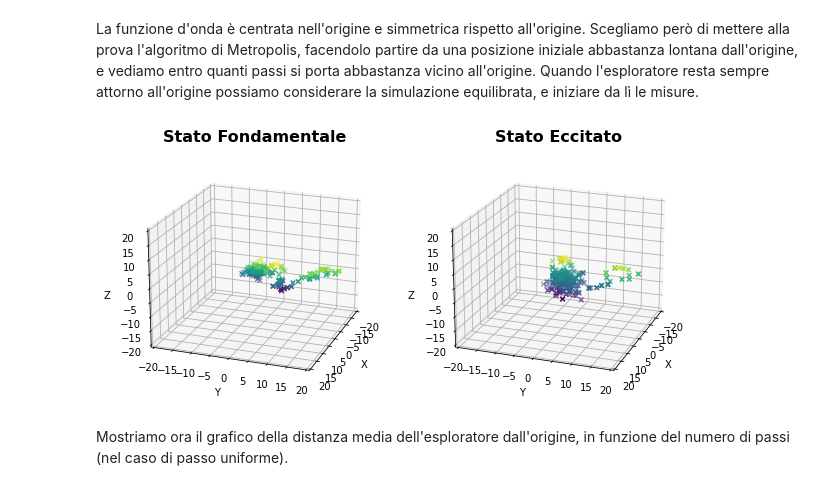
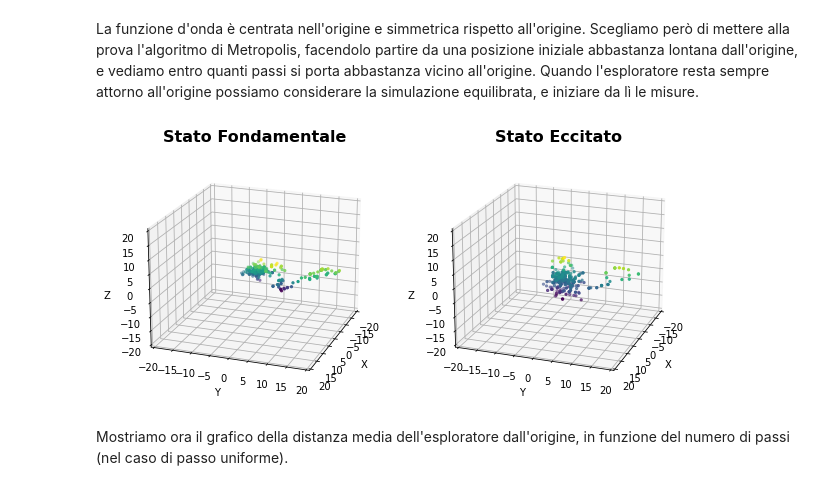
Before and after one commit to Daniele95/LSN, a Jupyter notebook: 5_Metropolis/LSN_Exercises_05_consegna.ipynb, the cells around one changed output. Cells and saved outputs as stored; diff of their text form; code cells hidden in the pictures.

```diff
--- a/5_Metropolis/LSN_Exercises_05_consegna.ipynb
+++ b/5_Metropolis/LSN_Exercises_05_consegna.ipynb
@@ -56,35 +56,35 @@ from mpl_toolkits.mplot3d import Axes3D
 
 fig = plt.figure(figsize=(10,8))
 
 def plot(X,Y,Z,plot,stato,coda):
     X, Y, Z = np.loadtxt('risultati/posizione'+stato+'Uniforme.txt',usecols=(0,1,2),unpack=True)
     if not(coda):
         X=X[:400]
         Y=Y[:400]
         Z=Z[:400]
     else:
         X=X[400:]
         Y=Y[400:]
         Z=Z[400:]
     ax = fig.add_subplot(1,2,plot, projection='3d')
-    ax.scatter(X, Y, Z, c=Z, marker='x')
+    ax.scatter(X, Y, Z, c=Z, marker='.')
     ax.view_init(elev=20, azim=20)
     ax.set_xlabel('X')
     ax.set_ylabel('Y')
     ax.set_zlabel('Z')
     ax.set_title('Stato '+stato,fontweight='bold',fontsize=16)
     bound=20
     ax.set_xlim(-bound,bound)
     ax.set_ylim(-bound,bound)
     ax.set_zlim(-bound,bound)
 
 plot(X,Y,Z,1,'Fondamentale',False)
 
 plot(X,Y,Z,2,'Eccitato',False)
 
 plt.show()
 # %% [output]
-[figure, old version]
+[figure, new version]
 # %% [markdown]
 Mostriamo ora il grafico della distanza media dell'esploratore dall'origine, in funzione del numero di passi (nel caso di passo uniforme).
 # %%
```
Also changed, not shown: parts of 2 cells of this notebook, 2 other files.
